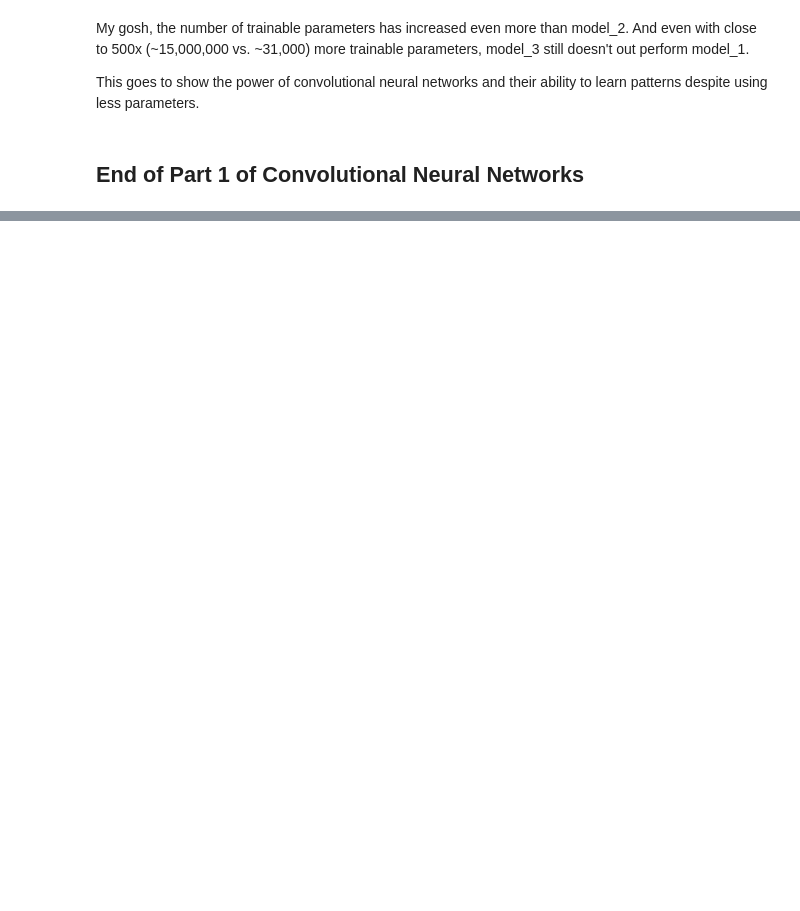
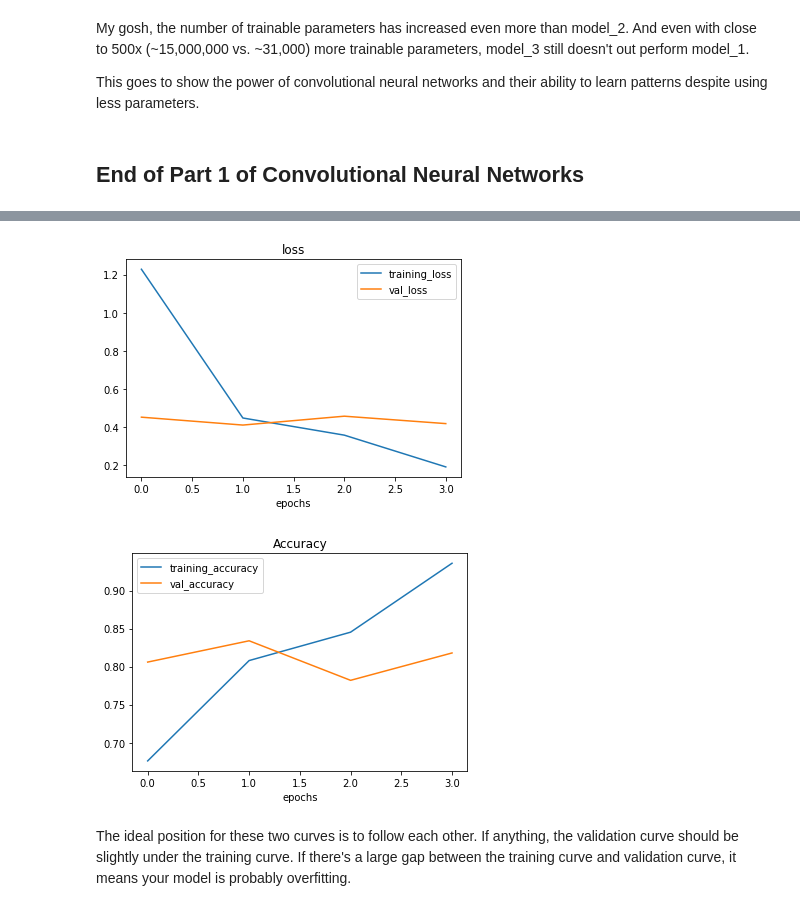
Before and after one commit to BrightonMboya/Deep_Learning-with-TensorFlow, a Jupyter notebook: Convolutional_Neural_Networks_1.ipynb, the cells around one changed output, grey strips where cells are left out. Saved outputs shown, nothing was run; the diff lists cells and outputs as text; code cells hidden in the pictures; blank space fills up the shorter version.

```diff
--- a/Convolutional_Neural_Networks_1.ipynb
+++ b/Convolutional_Neural_Networks_1.ipynb
@@ -530,0 +592,5 @@ This goes to show the power of convolutional neural networks and their ability t
+# %%
+# create a train and test data generators and rescale the data
+from tensorflow.keras.preprocessing.image import ImageDataGenerator
+train_datagen= ImageDataGenerator(rescale= 1/255.)
+test_datagen = ImageDataGenerator(rescale= 1/255.)
@@ -530,0 +775,28 @@ This goes to show the power of convolutional neural networks and their ability t
+# %%
+# plot the validation and training losses seperately
+def plot_loss_curves(history):
+  loss= history.history['loss']
+  val_loss= history.history['val_loss']
+  accuracy = history.history['accuracy']
+  val_accuracy = history.history['val_accuracy']
+  epoch= range(len(history.history['loss']))
+
+  plt.plot(epoch, loss, label= 'training_loss')
+  plt.plot(epoch, val_loss, label= 'val_loss')
+  plt.title('loss')
+  plt.xlabel('epochs')
+  plt.legend();
+
+  plt.figure()
+  plt.plot(epoch, accuracy, label= 'training_accuracy')
+  plt.plot(epoch, val_accuracy, label= 'val_accuracy')
+  plt.title('Accuracy')
+  plt.xlabel('epochs')
+  plt.legend();
+# %%
+plot_loss_curves(history_4)
+# %% [output]
+[figure, added]
+[figure, added]
+# %% [markdown]
+The ideal position for these two curves is to follow each other. If anything, the validation curve should be slightly under the training curve. If there's a large gap between the training curve and validation curve, it means your model is probably overfitting.
```
Also changed, not shown: parts of 69 cells of this notebook.
